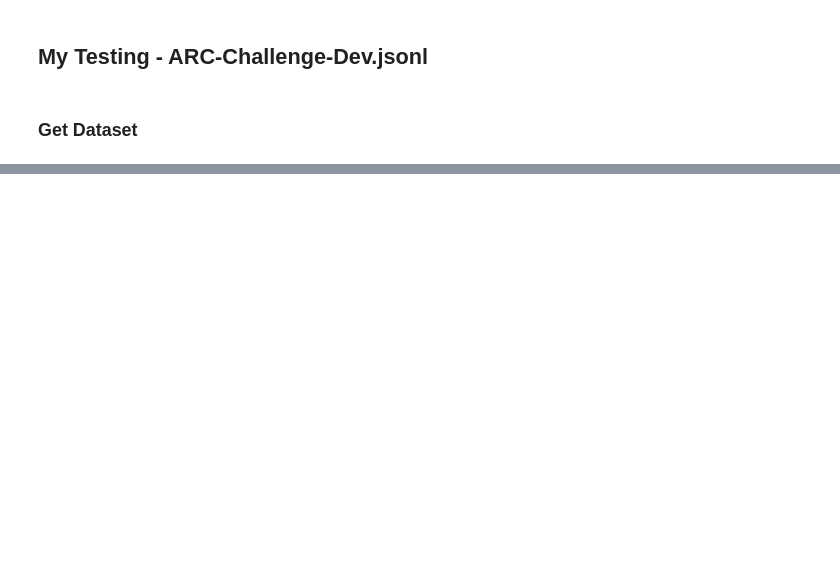
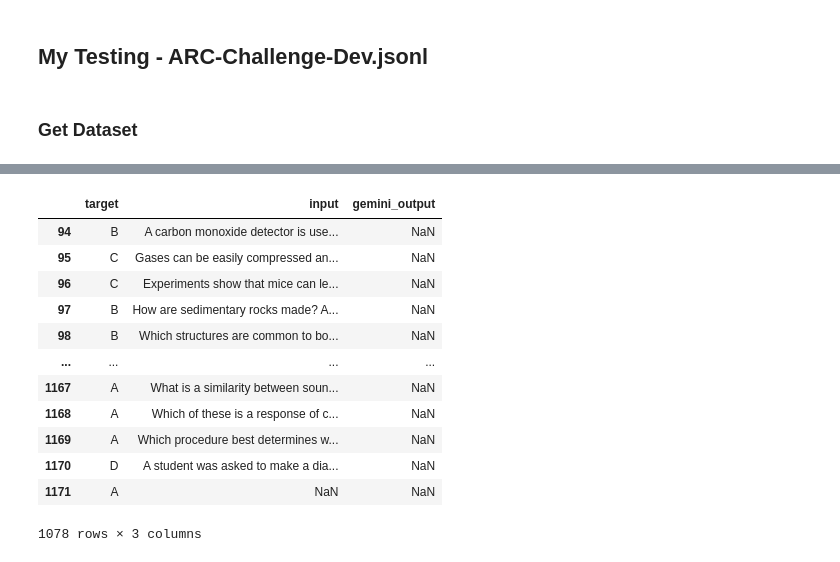
Before and after one commit to ezishr/Undergraduate-Research, a Jupyter notebook: Check points/ARC-Challenge/ARC-Challenge.ipynb, the cells around one changed output, grey strips where cells are left out. Drawn from its saved outputs; the diff is of its cells as text; code cells hidden in the pictures; blank space fills up the shorter version.

```diff
--- a/Check points/ARC-Challenge/ARC-Challenge.ipynb
+++ b/Check points/ARC-Challenge/ARC-Challenge.ipynb
@@ -117,0 +226,16 @@ gemini_arc_challenge = gemini_generator(arc_challenge, "You only answer A, B, C,
+# %%
+gemini_arc_challenge[gemini_arc_challenge['gemini_output'].isnull()]
+# %% [output]
+|  | target | input | gemini_output |
+| 94 | B | A carbon monoxide detector is use... | NaN |
+| 95 | C | Gases can be easily compressed an... | NaN |
+| 96 | C | Experiments show that mice can le... | NaN |
+| 97 | B | How are sedimentary rocks made? A... | NaN |
+| 98 | B | Which structures are common to bo... | NaN |
+| ... | ... | ... | ... |
+| 1167 | A | What is a similarity between soun... | NaN |
+| 1168 | A | Which of these is a response of c... | NaN |
+| 1169 | A | Which procedure best determines w... | NaN |
+| 1170 | D | A student was asked to make a dia... | NaN |
+| 1171 | A | NaN | NaN |
+1078 rows × 3 columns
```
Also changed, not shown: parts of 18 cells of this notebook, 6 other files.
